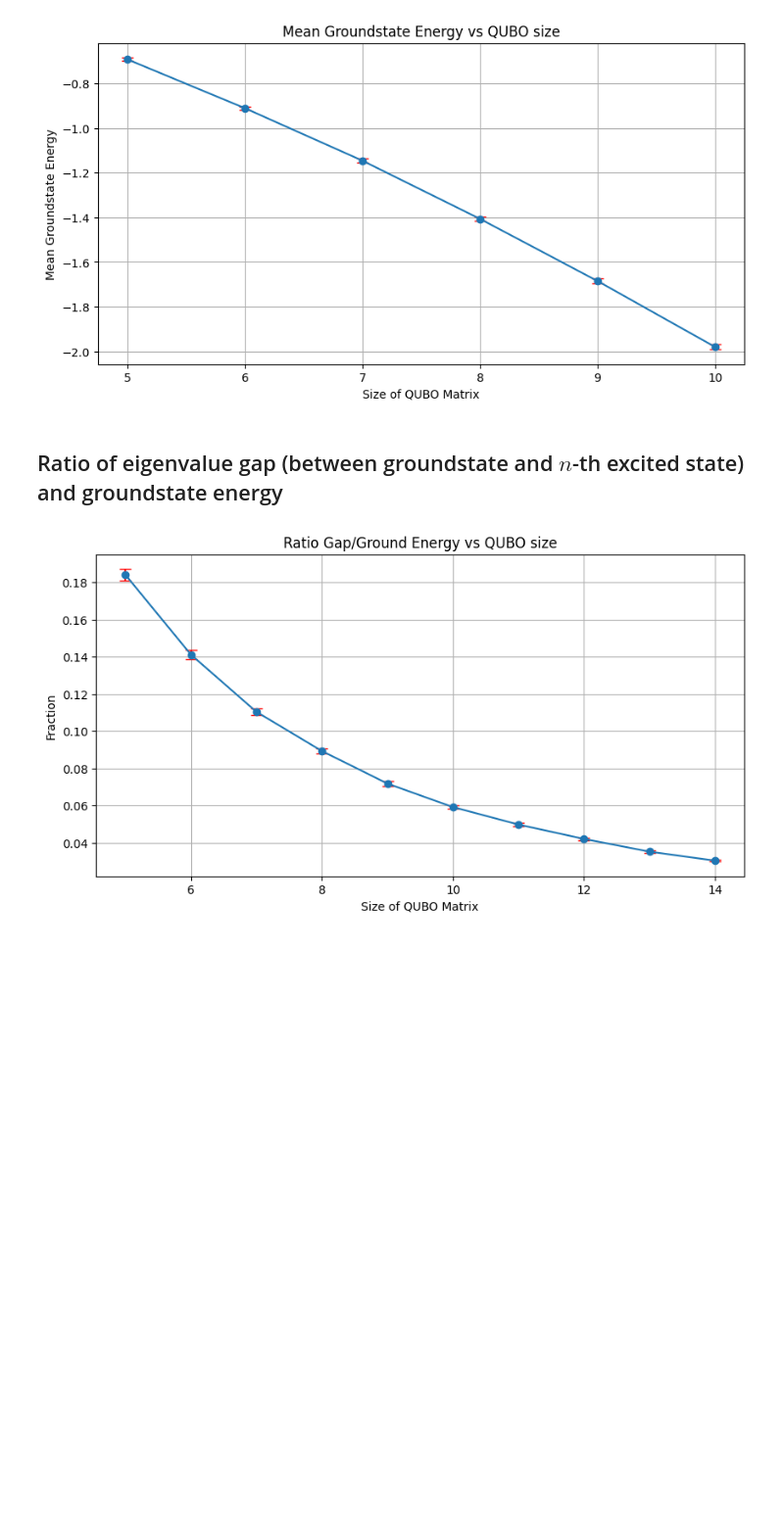
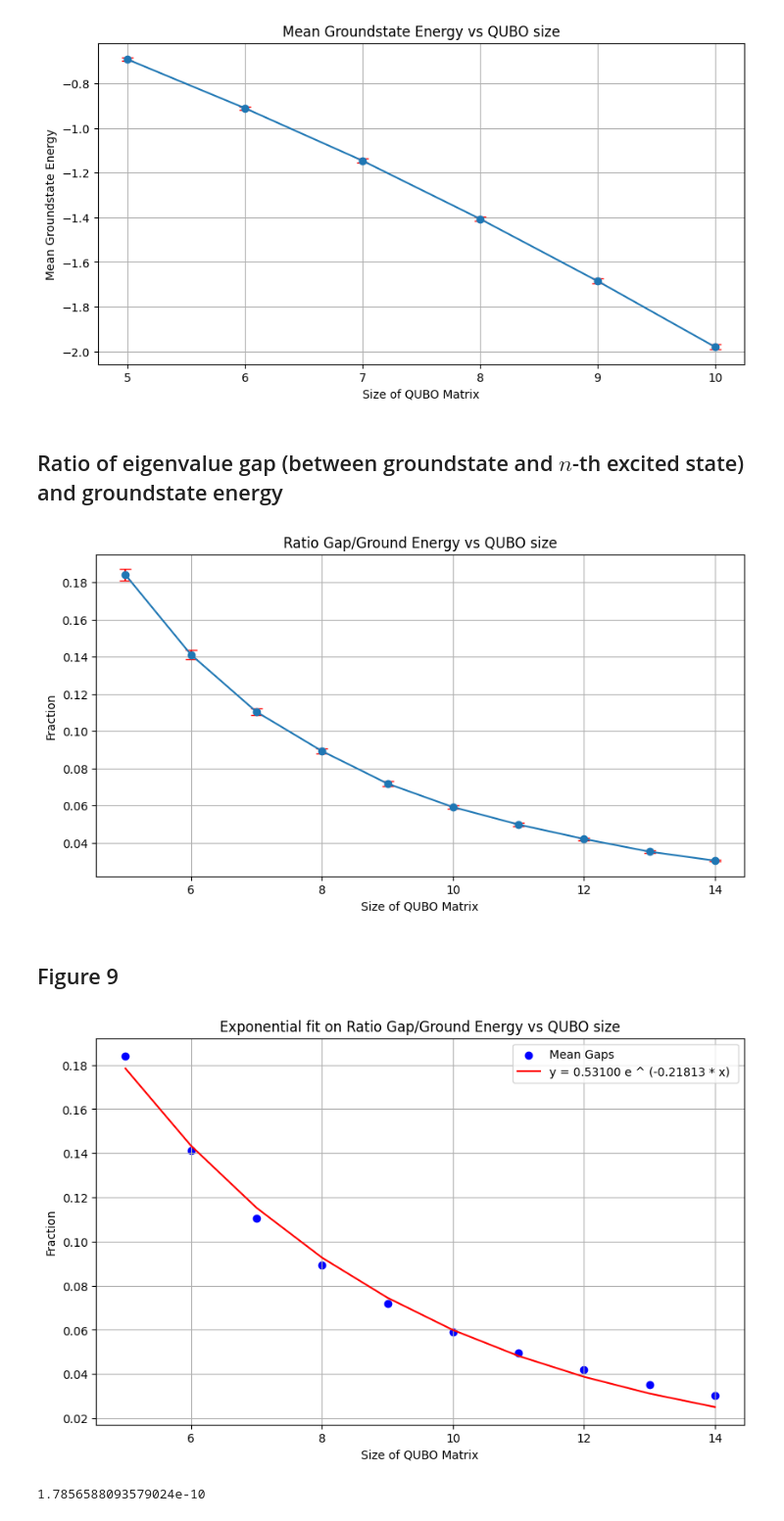
Before and after one commit to unitaryfund/aquapointer, a Jupyter notebook: notebooks/eigenvalue_gaps.ipynb, the cells around one changed output. Shown: that part at 98% size. Drawn from its saved outputs; the diff is of its cells as text; code cells hidden in the pictures; blank space fills up the shorter version.

```diff
--- a/notebooks/eigenvalue_gaps.ipynb
+++ b/notebooks/eigenvalue_gaps.ipynb
@@ -206,16 +208,16 @@ errorbar_gaps = np.array(std_gaps)*(1.64/np.sqrt(num_matrices_per_size))
 # %%
 from scipy.optimize import curve_fit
-def one_over_x_model(x, a, b):
+def exp_fit(x, a, b):
     return a * np.exp(b * x)
 
 sizes = list(range(5, 15))
 
 # Fit the mean runtimes to the polynomial model
-popt, pcov = curve_fit(one_over_x_model, sizes, mean_gaps)
+popt, pcov = curve_fit(exp_fit, sizes, mean_gaps)
 a, b = popt
 
 # Generate fitted data for the polynomial model
-y_pred = one_over_x_model(np.array(sizes), a, b)
+y_pred = exp_fit(np.array(sizes), a, b)
 
 # Plot the results
 plt.figure(figsize=(10, 6))
@@ -226,10 +228,10 @@ plt.ylabel('Mean Eigenvalue Gap')
 plt.title('Exponential fit on Mean Eigenvalue Gaps')
 plt.legend()
 plt.grid(True)
-plt.savefig('eigvgap_lreg.pdf')
+plt.savefig('eigvgap_expfit.pdf')
 plt.show()
 # %% [output]
 [figure]
 # %%
-one_over_x_model(15, a, b)**2/one_over_x_model(100, a, b)**2
+exp_fit(15, a, b)**2/exp_fit(100, a, b)**2, a, b
 # %% [output]
@@ -300,16 +308,16 @@ plt.show()
 # %%
 from scipy.optimize import curve_fit
-def one_over_x_model(x, a, b):
+def exp_fit(x, a, b):
     return a * np.exp(b * x)
 
 sizes = list(range(5, 15))
 
 # Fit the mean runtimes to the polynomial model
-popt, pcov = curve_fit(one_over_x_model, sizes, mean_gaps)
+popt, pcov = curve_fit(exp_fit, sizes, mean_gaps)
 a, b = popt
 
 # Generate fitted data for the polynomial model
-y_pred = one_over_x_model(np.array(sizes), a, b)
+y_pred = exp_fit(np.array(sizes), a, b)
 
 # Plot the results
 plt.figure(figsize=(10, 6))
@@ -320,10 +328,10 @@ plt.ylabel('Mean Eigenvalue Gap')
 plt.title('Exponential fit on Mean Eigenvalue Gaps')
 plt.legend()
 plt.grid(True)
-plt.savefig('eigvgap_lreg.pdf')
+plt.savefig('eigvgap_nth_excited_expfit.pdf')
 plt.show()
 # %% [output]
 [figure]
 # %%
-one_over_x_model(15, a, b)**2/one_over_x_model(100, a, b)**2
+exp_fit(15, a, b)**2/exp_fit(100, a, b)**2, a, b
 # %% [output]
@@ -437,3 +445,36 @@ plt.savefig('ratio.pdf')
 plt.show()
 # %% [output]
 [figure]
+# %% [markdown]
+## Figure 9
+# %%
+from scipy.optimize import curve_fit
+def exp_fit(x, a, b):
+    return a * np.exp(b * x)
+
+sizes = list(range(5, 15))
+
+# Fit the mean runtimes to the polynomial model
+popt, pcov = curve_fit(exp_fit, sizes, mean_ratio)
+a, b = popt
+
+# Generate fitted data for the polynomial model
+y_pred = exp_fit(np.array(sizes), a, b)
+
+# Plot the results
+plt.figure(figsize=(10, 6))
+plt.scatter(sizes, mean_ratio, color='blue', label='Mean Gaps')
+plt.plot(sizes, y_pred, color='red', label='y = {:.5f} e ^ ({:.5f} * x) '.format(a, b))
+plt.xlabel('Size of QUBO Matrix')
+plt.ylabel('Fraction')
+plt.title('Exponential fit on Ratio Gap/Ground Energy vs QUBO size')
+plt.legend()
+plt.grid(True)
+plt.savefig('ratio_gap_ground_energy_expfit.pdf')
+plt.show()
+# %% [output]
+[figure, added]
+# %%
+exp_fit(100, a, b)
+# %% [output]
+1.7856588093579024e-10
```
Also changed, not shown: parts of 10 cells of this notebook, 1 other file.
